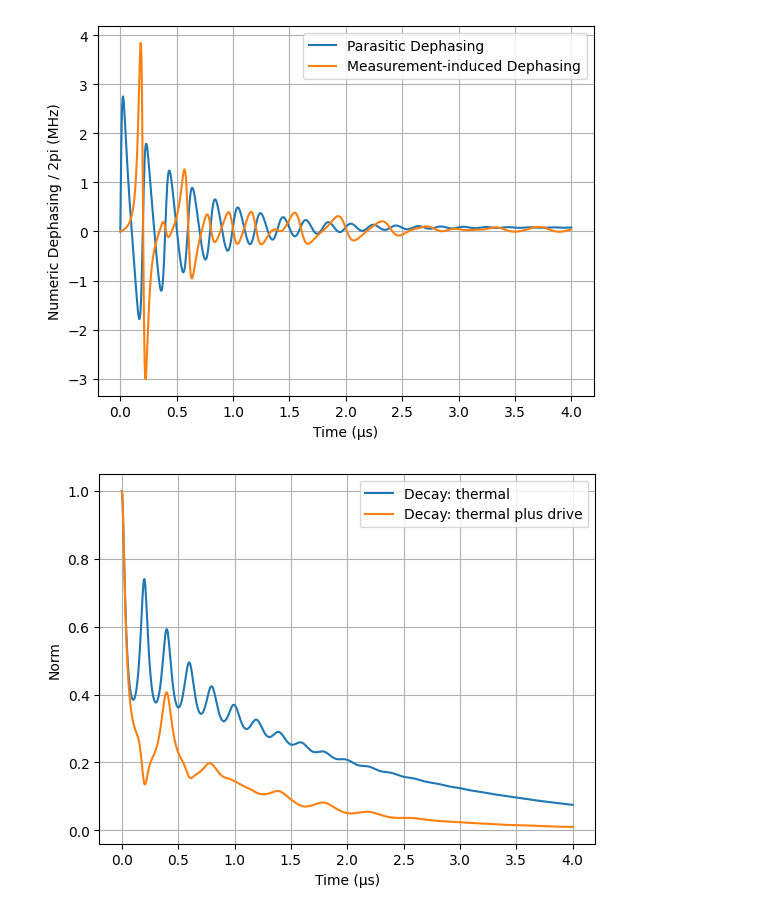
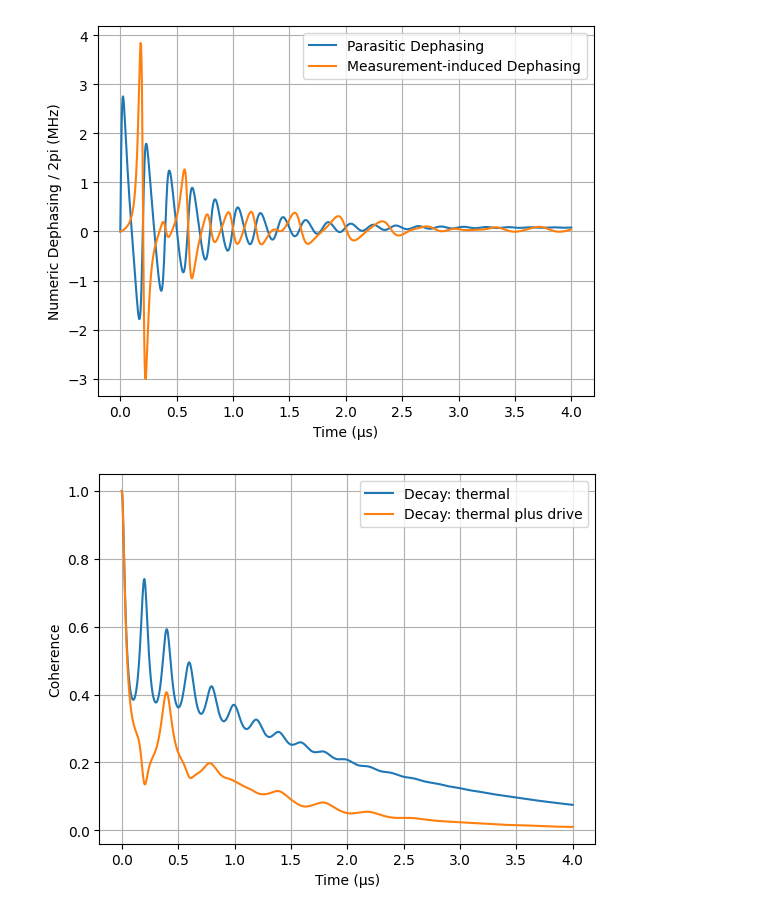
Before and after one commit to lindzorr/qgauss, a Jupyter notebook: Examples_Backaction_Time_Evolution.ipynb, the cells around one changed output. Saved outputs shown, nothing was run; the diff lists cells and outputs as text; code cells hidden in the pictures.

Commit message:
Updates to steady-state and time-evolution files. Various fixes. Updated examples.

```diff
--- a/Examples_Backaction_Time_Evolution.ipynb
+++ b/Examples_Backaction_Time_Evolution.ipynb
@@ -98,13 +98,13 @@ plt.show()
 # %%
 # We can also track the effect of induced dephasing through the decay of the qubit-coherence. For this, we take
 # the absolute value of the off-diagonal term in the reduced qubit density matrix, that is, the decay of the norm.
 # The total-integrated dephasing is then the log of this number.
 fig, ax = plt.subplots()
 ax.plot(tlist, np.abs(thm_deph_time[0]))
 ax.plot(tlist, np.abs(thm_drv_deph_time[0]))
-ax.set(xlabel='Time (μs)', ylabel='Norm')
+ax.set(xlabel='Time (μs)', ylabel='Coherence')
 ax.legend(('Decay: thermal', 'Decay: thermal plus drive'))
 ax.grid()
 plt.show()
 # %% [output]
-[figure, old version]
+[figure, new version]
```
Also changed, not shown: parts of 2 cells of this notebook, 5 other files.
